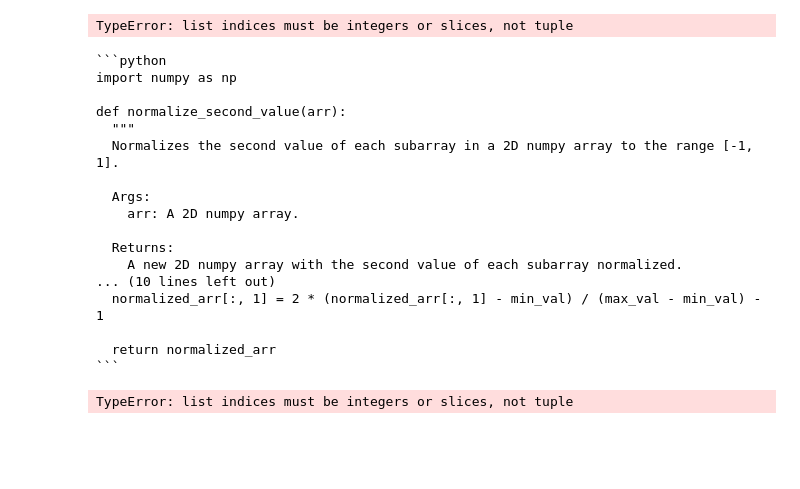
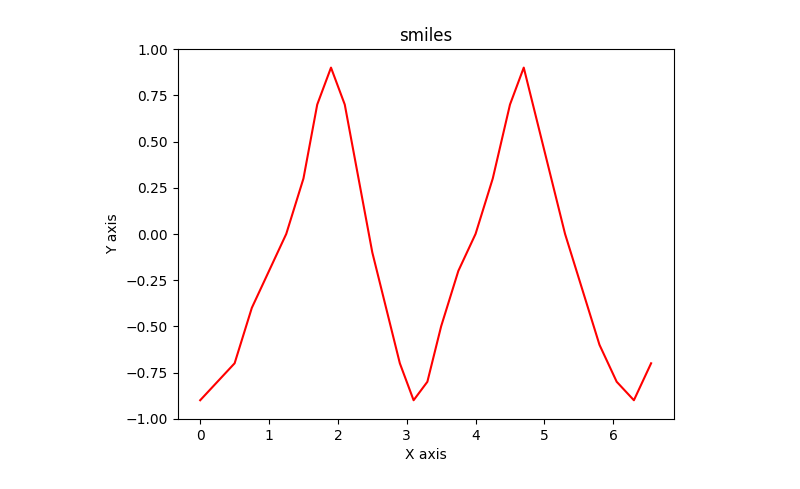
Before and after one commit to legolego/GutEmotions, a Jupyter notebook: Notebooks/Gemini_InterpretLine.ipynb, the cells around one changed output. Saved outputs shown, nothing was run; the diff lists cells and outputs as text; code cells hidden in the pictures; blank space fills up the shorter version.

Commit message:
Couple new images, Gemini prompt that doesn seem to get the ends of the lines, but doens't fail

````diff
--- a/Notebooks/Gemini_InterpretLine.ipynb
+++ b/Notebooks/Gemini_InterpretLine.ipynb
@@ -48,7 +50,21 @@ Retrieved file 'up_down_up_down_up' as: https://generativelanguage.googleapis.co
 # %%
 prompt = "Can you give me an approximate function to describe this line, keeping the y values between -1 and +1?"
 prompt = "Can you break this line into 20 pieces and give me approximate x,y coordinates for each piece, with x starting at 0, and with the top of the image equal to 100, and the bottom of the image equal to -100, returning an array that should be assignable to a python variable using: ast.literal_eval()?"
-prompt = "Can you break this line into 20 pieces and give me approximate x,y coordinates for each piece, with x starting at 0, and with the vertical center equal to 0 on the y-axis, returning an array that should be assignable to a python variable using: ast.literal_eval()?"
+prompt = "Can you break this line into 200 pieces and give me approximate x,y coordinates for each piece in order, starting with x equal to 0, and with the vertical center equal to 0 on the y-axis, returning an array that should be assignable to a python variable using: ast.literal_eval()?"
+
+prompt = "Can you summarize the this line, including a point for the very beginning and a point for the very end, into a number of pieces needed for a smooth approximation. Give me approximate x,y coordinates for each important point in order, starting with x equal to 0, and with the vertical center equal to 0 on the y-axis, returning an array that should be assignable to a python variable using: ast.literal_eval()?"
+
+prompt = "Can you break this line into about 30 points, including a point for the very beginning and a point for the very end, into a number of points needed for a smooth approximation. Give me approximate x,y coordinates for each important point in order, starting with x equal to 0, and with the vertical center equal to 0 on the y-axis, returning an array that should be assignable to a python variable using: ast.literal_eval()?"
+
+# prompt = "Can you give me an approximation for the leftmost point and rightmost point for this line? Give me approximate x,y coordinates for both points in order, starting with x equal to 0, and with the vertical center equal to 0 on the y-axis, returning an array that should be assignable to a python variable using: ast.literal_eval()?"
+
+# prompt = "Can you give me an approximation for the leftmost point and rightmost point for this line? The bottom left corner of the image should have coordinates (0, -1) and the top right corner should have coordinates (20, 1). Give me approximate x,y coordinates for both points in order, starting with x equal to 0, returning an array that should be assignable to a python variable using: ast.literal_eval()?"
+
+#prompt = "Can you give me a set of points that approximate this line? The bottom left corner of the image should have coordinates (0, -1) and the top right corner should have coordinates (20, 1). Give me approximate x,y coordinates for the important points in order, starting with x equal to 0, returning an array that should be assignable to a python variable using: ast.literal_eval()?"
+
+#prompt = "You are a geometry teacher. Can you give me a set of points that approximate this line into a smooth approximation? The bottom-left corner of the image should have coordinates (0, -1) and the top-right corner should have a y coordinate of 1. Give me approximate x,y coordinates for the important points of the line in order, starting with x equal to 0, returning an array that should be assignable to a python variable using: ast.literal_eval()?"
+
+#prompt = "Can you summarize the this line, including a point for the very beginning and a point for the very end, into about 20 pieces. Give me approximate x,y coordinates for each point in order, starting with x equal to 0, and with the vertical center equal to 0 on the y-axis, returning an array that should be assignable to a python variable using: ast.literal_eval()?"
 
 response = model.generate_content([prompt, first_file])
 
@@ -72,4 +94,4 @@ response.text[response.text.index('['):response.text.rindex(']')+1]
 # %%
-arr = ast.literal_eval(response.text[response.text.index('['):response.text.rindex(']')+1])
+arr = np.array(ast.literal_eval(response.text[response.text.index('['):response.text.rindex(']')+1]))
 arr
 # %% [output]
@@ -96,28 +115,6 @@ arr
-# %%
-arr[:, 1].min()
-# %% [output]
-TypeError: list indices must be integers or slices, not tuple
 # %%
-response = model.generate_content("Please give me a python function to read in a numpy two dimensional array variable, normalizing the second value between -1 and +1.")
-print(response.text)
+# response = model.generate_content("Please give me a python function to read in a numpy two dimensional array variable, normalizing the second value between -1 and +1.")
+# print(response.text)
-# %% [output]
-```python
-import numpy as np
-
-def normalize_second_value(arr):
-  """
-  Normalizes the second value of each subarray in a 2D numpy array to the range [-1, 1].
-
-  Args:
-    arr: A 2D numpy array.
-
-  Returns:
-    A new 2D numpy array with the second value of each subarray normalized.
-... (10 lines left out)
-  normalized_arr[:, 1] = 2 * (normalized_arr[:, 1] - min_val) / (max_val - min_val) - 1
-
-  return normalized_arr
-```
 # %%
 def normalize_second_value(arr):
   """
@@ -141,7 +138,3 @@ def normalize_second_value(arr):
   normalized_arr[:, 1] = 2 * (normalized_arr[:, 1] - min_val) / (max_val - min_val) - 1
 
   return normalized_arr
-# %%
-normalize_second_value(arr)
-# %% [output]
-TypeError: list indices must be integers or slices, not tuple
@@ -147,0 +143,16 @@ TypeError: list indices must be integers or slices, not tuple
+# %%
+arr_to_plot = arr
+
+# data to be plotted
+x = arr_to_plot[:,0]
+y = arr_to_plot[:,1]
+
+# plotting
+plt.title(first_file.display_name)
+plt.xlabel("X axis")
+plt.ylabel("Y axis")
+plt.plot(x, y, color ="red")
+plt.ylim(-1, 1)
+plt.show()
+# %% [output]
+[figure, added]
````
Also changed, not shown: parts of 9 cells of this notebook, 3 other files.
